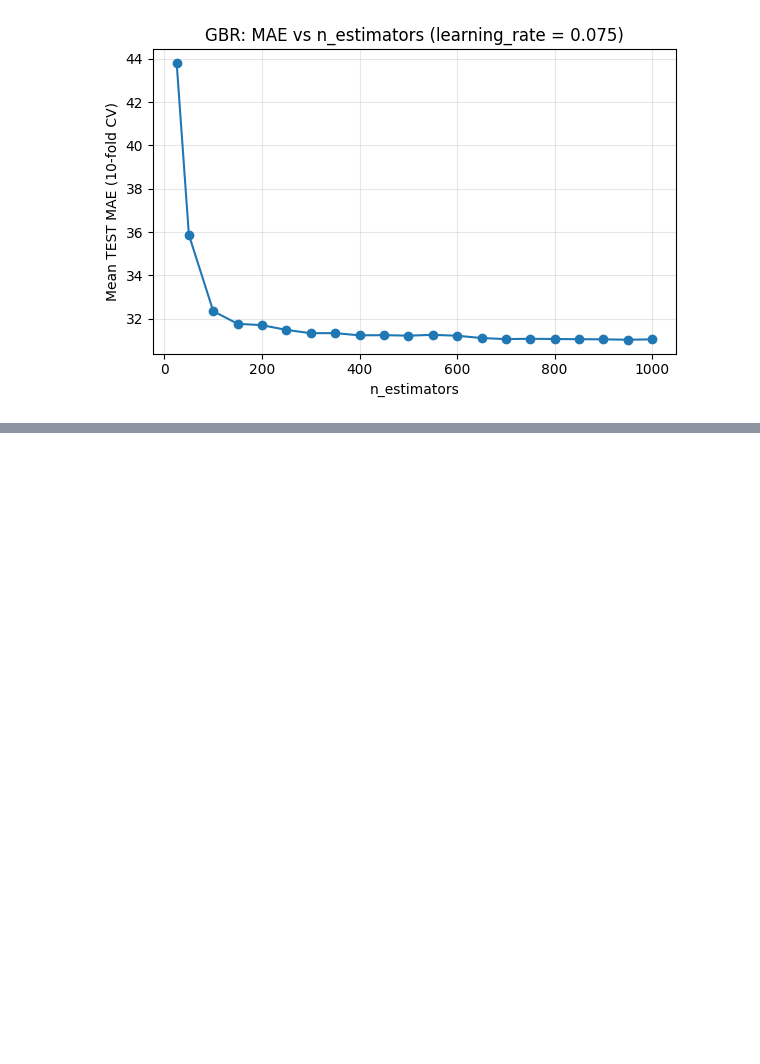
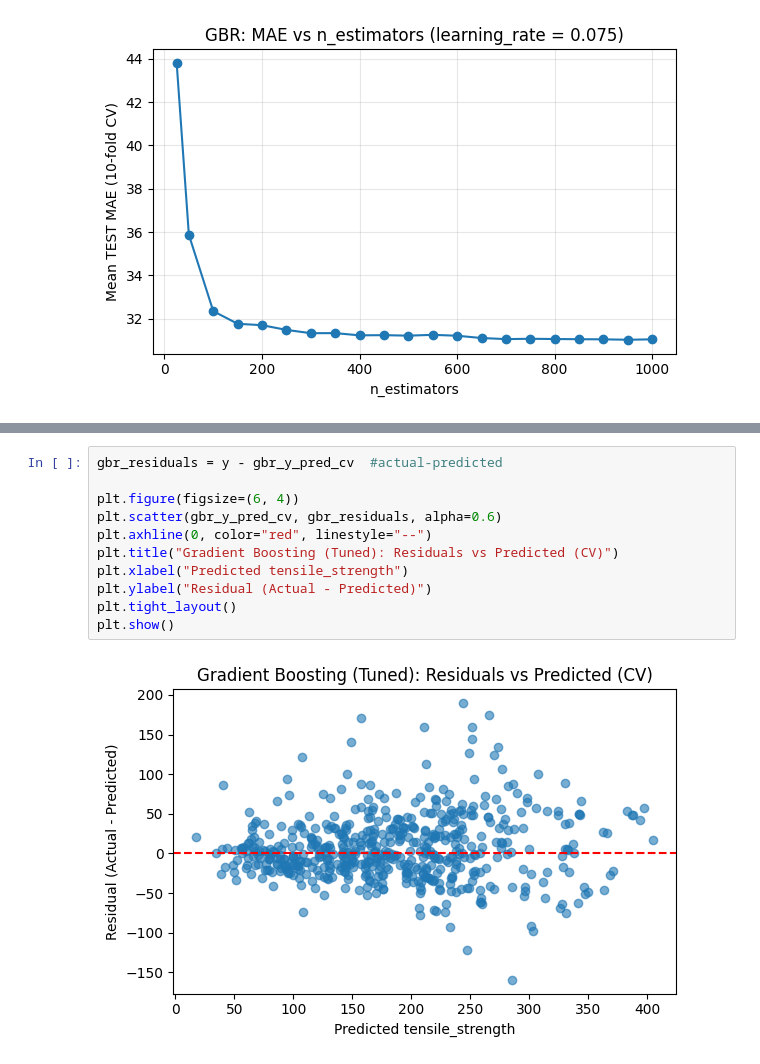
Before and after one commit to mibununi/ct4101-assignment2, a Jupyter notebook: GradientBoostingRegressor.ipynb, the cells around one changed output, grey strips where cells are left out. Drawn from its saved outputs; the diff is of its cells as text; blank space fills up the shorter version.

```diff
--- a/GradientBoostingRegressor.ipynb
+++ b/GradientBoostingRegressor.ipynb
@@ -217,0 +261,13 @@ plt.show()
+# %%
+gbr_residuals = y - gbr_y_pred_cv  #actual-predicted
+
+plt.figure(figsize=(6, 4))
+plt.scatter(gbr_y_pred_cv, gbr_residuals, alpha=0.6)
+plt.axhline(0, color="red", linestyle="--")
+plt.title("Gradient Boosting (Tuned): Residuals vs Predicted (CV)")
+plt.xlabel("Predicted tensile_strength")
+plt.ylabel("Residual (Actual - Predicted)")
+plt.tight_layout()
+plt.show()
+# %% [output]
+[figure, added]
```
Also changed, not shown: parts of 4 cells of this notebook.
